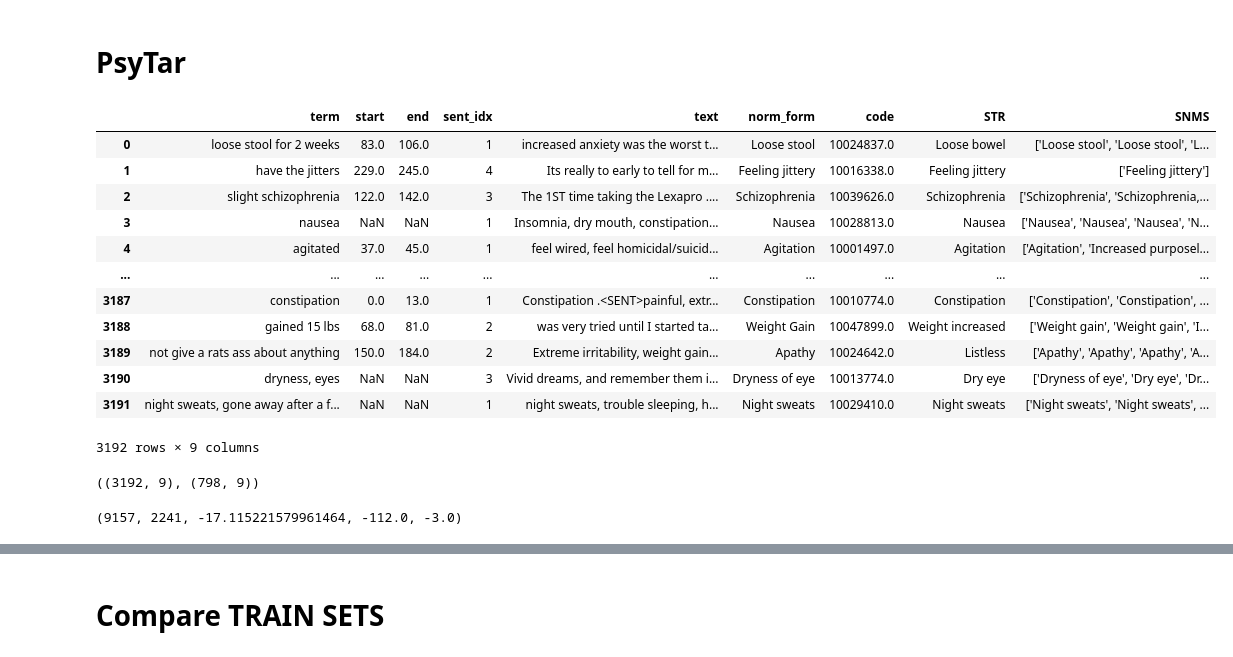
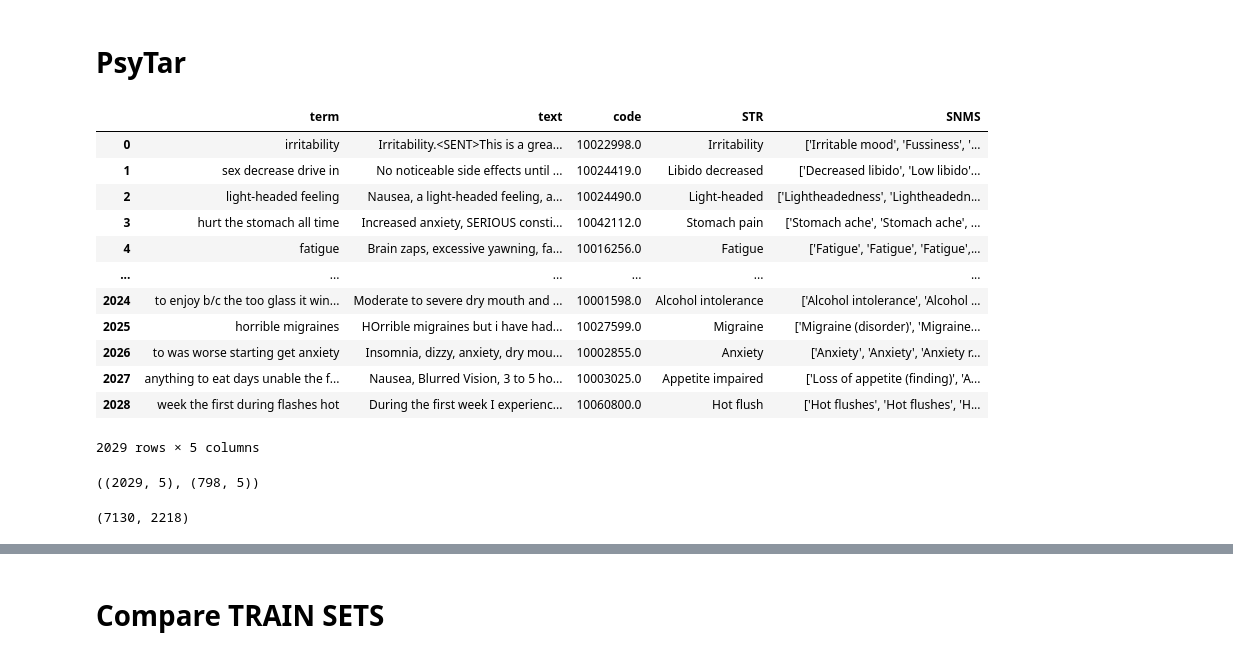
Before and after one commit to AlexKay28/MedConcNorm, a Jupyter notebook: notebooks/work_with_raw_data/datasets_analysis.ipynb, the cells around one changed output, grey strips where cells are left out. Drawn from its saved outputs; the diff is of its cells as text; code cells hidden in the pictures.

```diff
--- a/notebooks/work_with_raw_data/datasets_analysis.ipynb
+++ b/notebooks/work_with_raw_data/datasets_analysis.ipynb
@@ -425,32 +339,29 @@ See the caveats in the documentation: https://pandas.pydata.org/pandas-docs/stab
 # %% [markdown]
 # PsyTar
 # %%
-psytar_train = pd.read_csv('../../data/interim/psytar/train.csv')
+psytar_train = pd.read_csv('../../data/interim/psytar/train_pure.csv')
 psytar_test = pd.read_csv('../../data/interim/psytar/test.csv')
 psytar_train
 # %% [output]
-|  | term | start | end | sent_idx | text | norm_form | code | STR | SNMS |
-| 0 | loose stool for 2 weeks | 83.0 | 106.0 | 1 | increased anxiety was the worst t... | Loose stool | 10024837.0 | Loose bowel | ['Loose stool', 'Loose stool', 'L... |
-| 1 | have the jitters | 229.0 | 245.0 | 4 | Its really to early to tell for m... | Feeling jittery | 10016338.0 | Feeling jittery | ['Feeling jittery'] |
-| 2 | slight schizophrenia | 122.0 | 142.0 | 3 | The 1ST time taking the Lexapro .... | Schizophrenia | 10039626.0 | Schizophrenia | ['Schizophrenia', 'Schizophrenia,... |
-| 3 | nausea | NaN | NaN | 1 | Insomnia, dry mouth, constipation... | Nausea | 10028813.0 | Nausea | ['Nausea', 'Nausea', 'Nausea', 'N... |
-| 4 | agitated | 37.0 | 45.0 | 1 | feel wired, feel homicidal/suicid... | Agitation | 10001497.0 | Agitation | ['Agitation', 'Increased purposel... |
-| ... | ... | ... | ... | ... | ... | ... | ... | ... | ... |
-| 3187 | constipation | 0.0 | 13.0 | 1 | Constipation .<SENT>painful, extr... | Constipation | 10010774.0 | Constipation | ['Constipation', 'Constipation', ... |
-| 3188 | gained 15 lbs | 68.0 | 81.0 | 2 | was very tried until I started ta... | Weight Gain | 10047899.0 | Weight increased | ['Weight gain', 'Weight gain', 'I... |
-| 3189 | not give a rats ass about anything | 150.0 | 184.0 | 2 | Extreme irritability, weight gain... | Apathy | 10024642.0 | Listless | ['Apathy', 'Apathy', 'Apathy', 'A... |
-| 3190 | dryness, eyes | NaN | NaN | 3 | Vivid dreams, and remember them i... | Dryness of eye | 10013774.0 | Dry eye | ['Dryness of eye', 'Dry eye', 'Dr... |
-| 3191 | night sweats, gone away after a f... | NaN | NaN | 1 | night sweats, trouble sleeping, h... | Night sweats | 10029410.0 | Night sweats | ['Night sweats', 'Night sweats', ... |
+|  | term | text | code | STR | SNMS |
+| 0 | irritability | Irritability.<SENT>This is a grea... | 10022998.0 | Irritability | ['Irritable mood', 'Fussiness', '... |
+| 1 | sex decrease drive in | No noticeable side effects until ... | 10024419.0 | Libido decreased | ['Decreased libido', 'Low libido'... |
+| 2 | light-headed feeling | Nausea, a light-headed feeling, a... | 10024490.0 | Light-headed | ['Lightheadedness', 'Lightheadedn... |
+| 3 | hurt the stomach all time | Increased anxiety, SERIOUS consti... | 10042112.0 | Stomach pain | ['Stomach ache', 'Stomach ache', ... |
+| 4 | fatigue | Brain zaps, excessive yawning, fa... | 10016256.0 | Fatigue | ['Fatigue', 'Fatigue', 'Fatigue',... |
+| ... | ... | ... | ... | ... | ... |
+| 2024 | to enjoy b/c the too glass it win... | Moderate to severe dry mouth and ... | 10001598.0 | Alcohol intolerance | ['Alcohol intolerance', 'Alcohol ... |
+| 2025 | horrible migraines | HOrrible migraines but i have had... | 10027599.0 | Migraine | ['Migraine (disorder)', 'Migraine... |
+| 2026 | to was worse starting get anxiety | Insomnia, dizzy, anxiety, dry mou... | 10002855.0 | Anxiety | ['Anxiety', 'Anxiety', 'Anxiety r... |
+| 2027 | anything to eat days unable the f... | Nausea, Blurred Vision, 3 to 5 ho... | 10003025.0 | Appetite impaired | ['Loss of appetite (finding)', 'A... |
+| 2028 | week the first during flashes hot | During the first week I experienc... | 10060800.0 | Hot flush | ['Hot flushes', 'Hot flushes', 'H... |
-3192 rows × 9 columns
+2029 rows × 5 columns
 # %%
 psytar_train.shape, psytar_test.shape
 # %% [output]
-((3192, 9), (798, 9))
+((2029, 5), (798, 5))
 # %%
 psytar_train['term'].apply(lambda x: len(x.split())).sum(), \
 psytar_test['term'].apply(lambda x: len(x.split())).sum(), \
-(psytar_train['start'] - psytar_train['end']).mean(), \
-(psytar_train['start'] - psytar_train['end']).min(), \
-(psytar_train['start'] - psytar_train['end']).max()
 # %% [output]
-(9157, 2241, -17.115221579961464, -112.0, -3.0)
+(7130, 2218)
```
Also changed, not shown: parts of 48 cells of this notebook, 7 other files.
